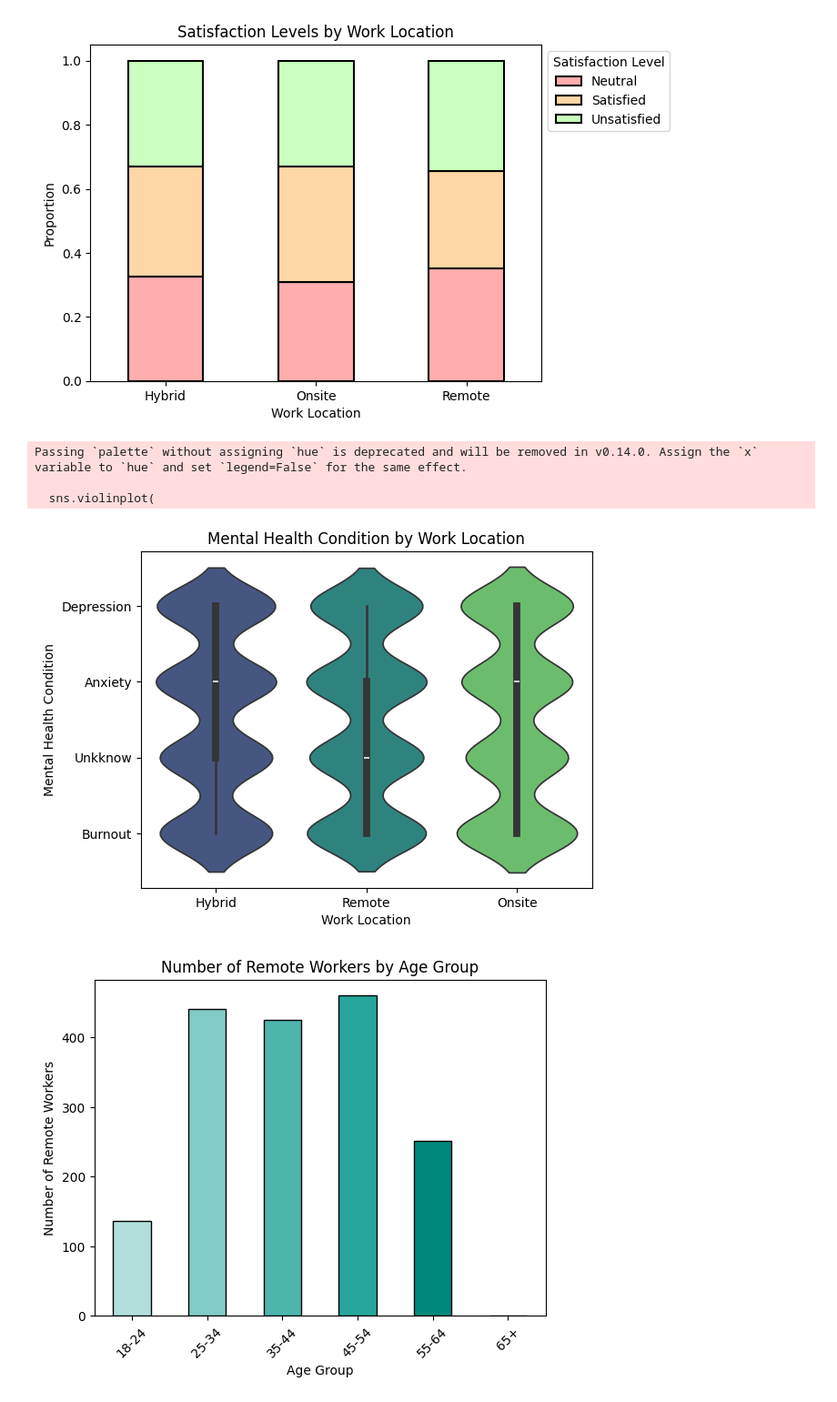
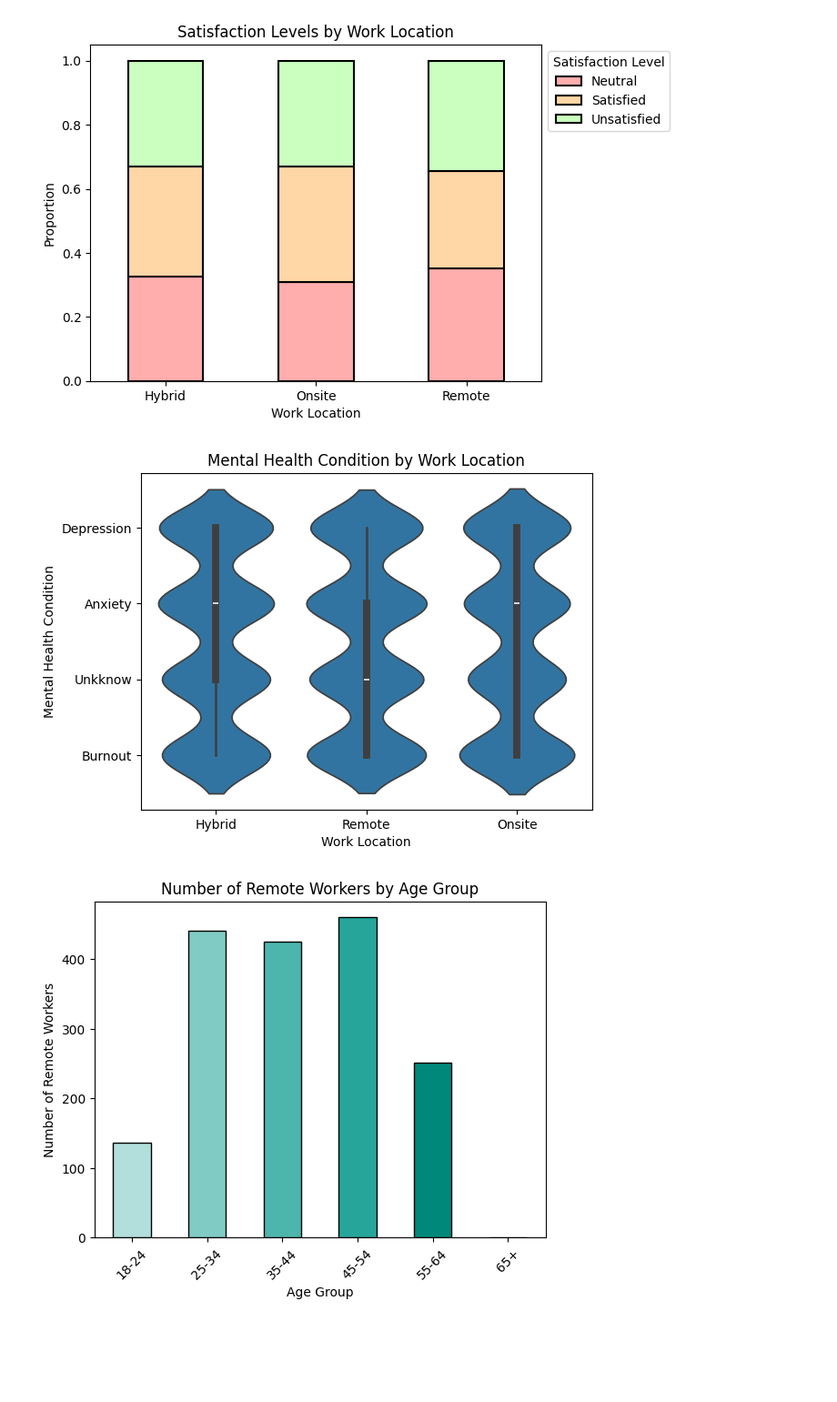
Before and after one commit to David9893-Data/Impact-of-Remote-Work-on-Mental-Health-and-Productivity, a Jupyter notebook: Projet python.ipynb, the cells around one changed output. Shown at 91% size. Drawn from its saved outputs; the diff is of its cells as text; code cells hidden in the pictures; blank space fills up the shorter version.

```diff
--- a/Projet python.ipynb
+++ b/Projet python.ipynb
@@ -229,24 +229,22 @@ plt.show()
 # %%
 # Mental Health Condition by Work Location
 # Objective: Examine the distribution of mental health conditions among employees based on their work location.
 
 sns.violinplot(
     x="Work_Location",
     y="Mental_Health_Condition",
     data=remote_work,
-    hue=None,
+    hue=None,  # Si nécessaire, remplacer `None` par une colonne de catégorie
     density_norm="count",
-    palette="viridis"
+    legend=False  # Supprime la légende et le warning
 )
+
 plt.title("Mental Health Condition by Work Location")
 plt.xlabel("Work Location")
 plt.ylabel("Mental Health Condition")
 plt.show()
 # %% [output]
-Passing `palette` without assigning `hue` is deprecated and will be removed in v0.14.0. Assign the `x` variable to `hue` and set `legend=False` for the same effect.
-
-  sns.violinplot(
-[figure, old version]
+[figure, new version]
 # %%
 # Create age groups
 remote_work['Age_Group'] = pd.cut(remote_work['Age'],
```
